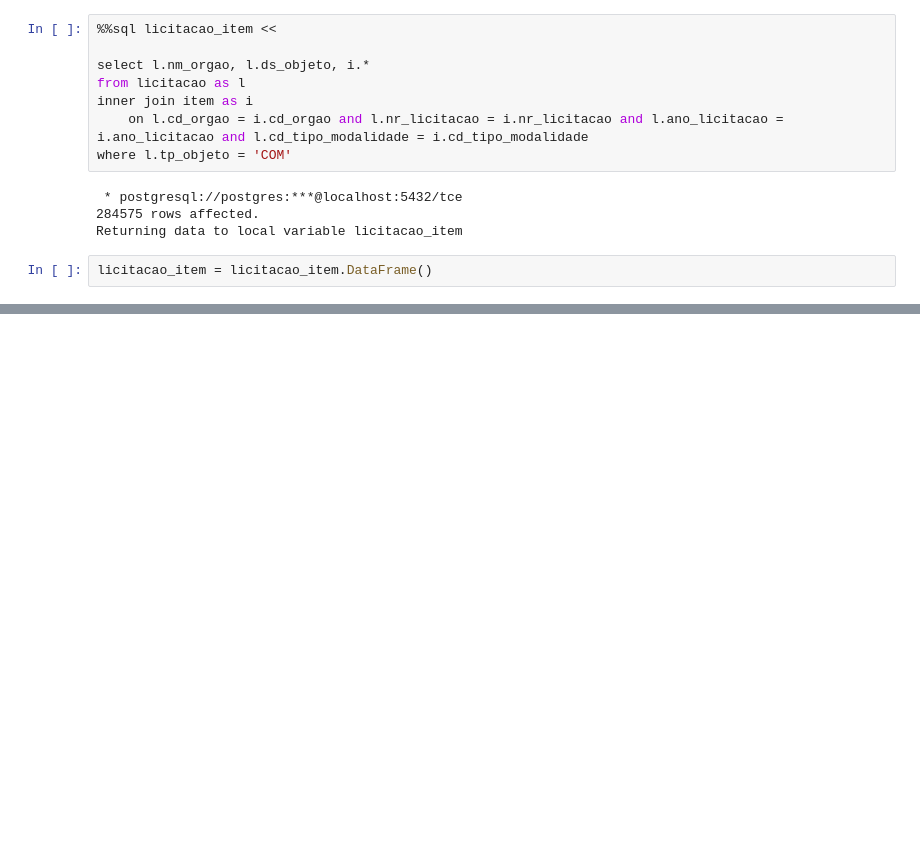
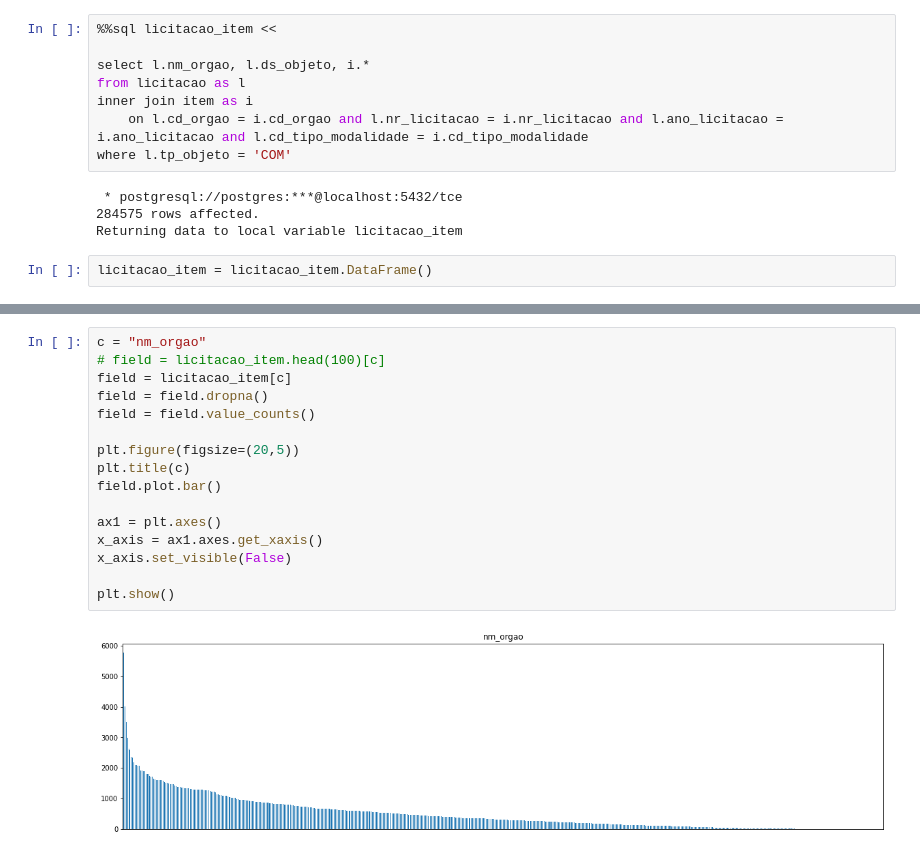
Before and after one commit to tarsioonofrio/rs-gov-purchases, a Jupyter notebook: src/eda.ipynb, the cells around one changed output, grey strips where cells are left out. Cells and saved outputs as stored; diff of their text form; blank space fills up the shorter version.

```diff
--- a/src/eda.ipynb
+++ b/src/eda.ipynb
@@ -351,0 +387,18 @@ list_error
+# %%
+c = "nm_orgao"
+# field = licitacao_item.head(100)[c]
+field = licitacao_item[c]
+field = field.dropna()
+field = field.value_counts()
+
+plt.figure(figsize=(20,5))
+plt.title(c)
+field.plot.bar()
+
+ax1 = plt.axes()
+x_axis = ax1.axes.get_xaxis()
+x_axis.set_visible(False)
+
+plt.show()
+# %% [output]
+[figure, added]
```
Also changed, not shown: parts of 26 cells of this notebook.
